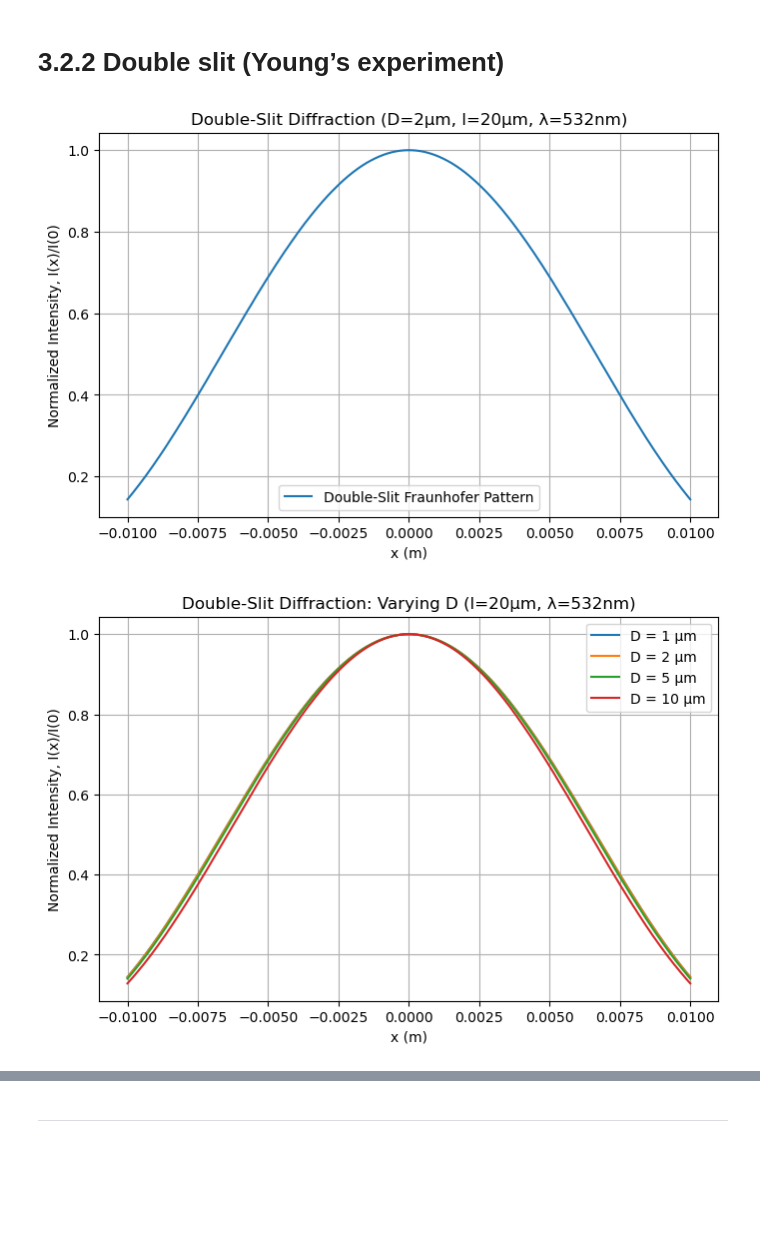
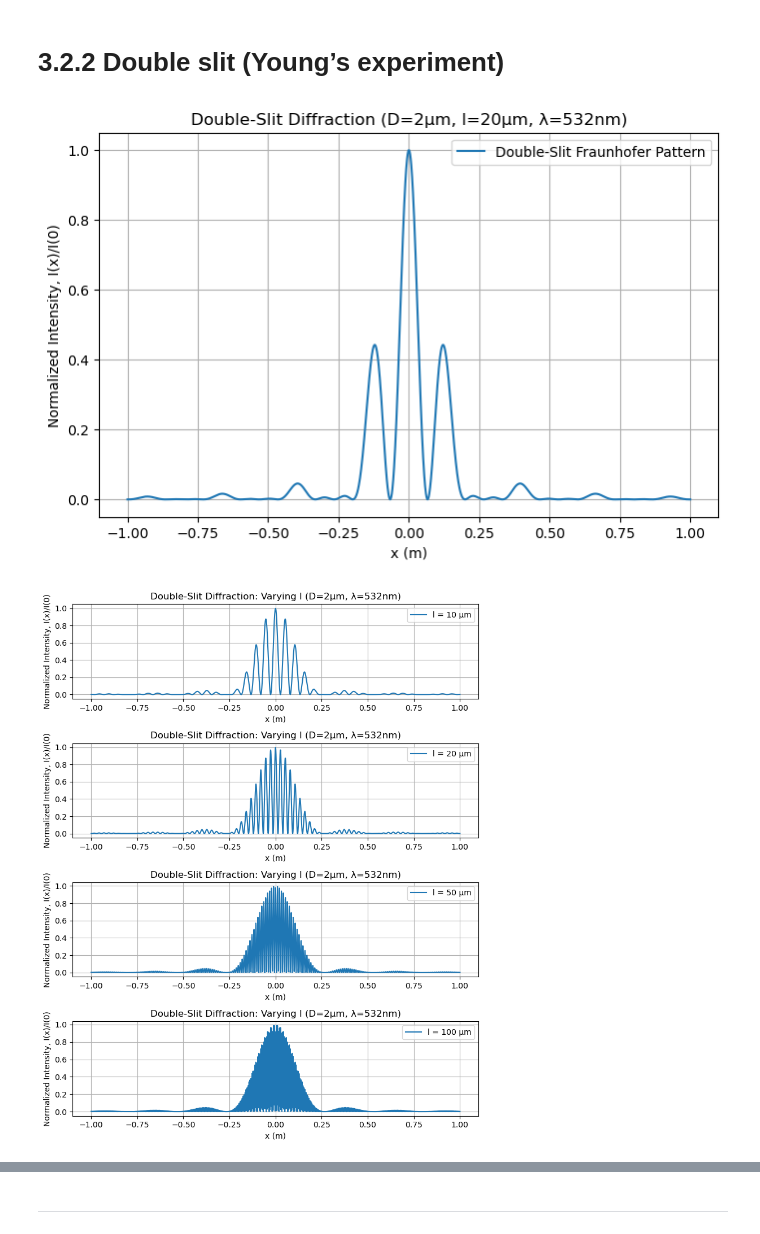
Before and after one commit to Benj181/NTNU-courses, a Jupyter notebook: Optikk/Lab03/main.ipynb, the cells around one changed output, grey strips where cells are left out. Saved outputs shown, nothing was run; the diff lists cells and outputs as text; code cells hidden in the pictures; blank space fills up the shorter version.

```diff
--- a/Optikk/Lab03/main.ipynb
+++ b/Optikk/Lab03/main.ipynb
@@ -89,11 +87,11 @@ plt.show()
 # --- 1. Define parameters ---
 lambda_ = 532e-9   # 532 nm in meters
 D = 2e-6           # slit width = 2 micrometers
-l = 20e-6          # slit separation = 20 micrometers
+l = 4e-6          # slit separation = 4 micrometers
 y = 1.0            # distance to screen = 1 meter
 
 # Define x-range on the screen (e.g., ±10 mm)
-x_min, x_max = -0.01, 0.01  # in meters
+x_min, x_max = -1, 1  # in meters
 num_points = 2000
 x = np.linspace(x_min, x_max, num_points)
 
@@ -124,34 +122,31 @@ plt.grid(True)
 plt.legend()
 plt.show()
 # %% [output]
-[figure, old version]
+[figure, new version]
 # %%
 lambda_ = 532e-9
-l = 20e-6
-y = 1.0
-D_values = [1e-6, 2e-6, 5e-6, 10e-6]  # in meters
-x = np.linspace(-0.01, 0.01, 2000)
+l_values = [10e-6, 20e-6, 50e-6, 100e-6]  # in meters
 
-plt.figure(figsize=(8,5))
+fig, axs = plt.subplots(4, 1, figsize=(8, 10))
 
-for D in D_values:
+for i, l in enumerate(l_values):
     beta = (np.pi * D / lambda_) * (x / y)
     gamma = (np.pi * l / lambda_) * (x / y)
 
     I_single_slit = np.ones_like(beta)
     nonzero_beta = (beta != 0)
     I_single_slit[nonzero_beta] = (np.sin(beta[nonzero_beta]) / beta[nonzero_beta])**2
 
     I_interference = np.cos(gamma)**2
     I_norm = I_single_slit * I_interference
 
-    plt.plot(x, I_norm, label=f'D = {D*1e6:.0f} µm')
-
-plt.xlabel('x (m)')
-plt.ylabel('Normalized Intensity, I(x)/I(0)')
-plt.title('Double-Slit Diffraction: Varying D (l=20µm, λ=532nm)')
-plt.legend()
-plt.grid(True)
+    axs[i].plot(x, I_norm, label=f'l = {l*1e6:.0f} µm')
+    axs[i].set_xlabel('x (m)')
+    axs[i].set_ylabel('Normalized Intensity, I(x)/I(0)')
+    axs[i].set_title('Double-Slit Diffraction: Varying l (D=2µm, λ=532nm)')
+    axs[i].legend()
+    axs[i].grid(True)
+fig.tight_layout()
 plt.show()
 # %% [output]
-[figure, old version]
+[figure, new version]
```
Also changed, not shown: parts of 7 cells of this notebook, 2 other files.
